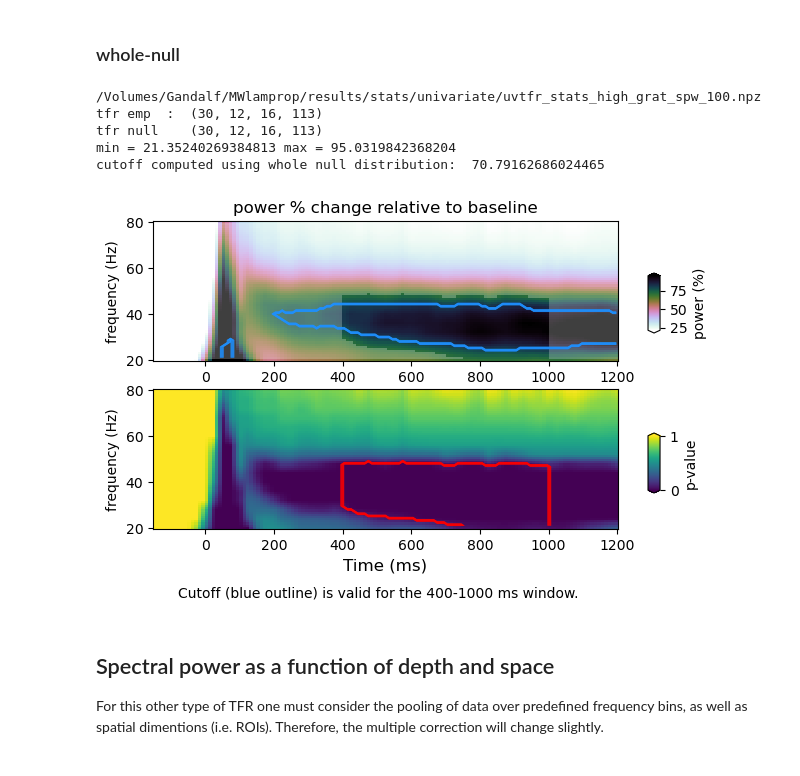
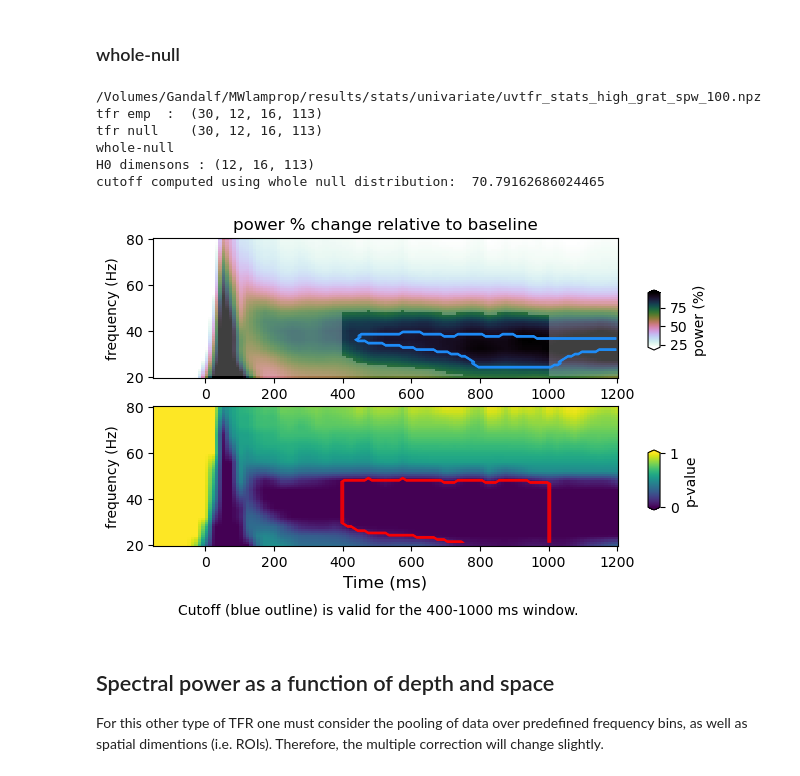
Before and after one commit to nicogravel/tfrStats, a Jupyter notebook: docs/html/notebooks/statistical_approach.ipynb, the cells around one changed output. Cells and saved outputs as stored; diff of their text form; code cells hidden in the pictures.

```diff
--- a/docs/html/notebooks/statistical_approach.ipynb
+++ b/docs/html/notebooks/statistical_approach.ipynb
@@ -116,20 +109,21 @@ cutoff computed using truncated min/max of null distribution:  59.03671419283056
 # %%
 null         = [0, 95]
 alpha        = 0.01
 correction   = 2
-cluster_size = 2
+cluster_size = 3
 fband        = 1
 cond         = 0
 type         = 'whole'
 
 plot_tfr_stats(out_path, cond, fband, null, correction, cluster_size, type, alpha)
 # %% [output]
 /Volumes/Gandalf/MWlamprop/results/stats/univariate/uvtfr_stats_high_grat_spw_100.npz
 tfr emp  :  (30, 12, 16, 113)
 tfr null    (30, 12, 16, 113)
-min = 21.35240269384813 max = 95.0319842368204
+whole-null
+H0 dimensons : (12, 16, 113)
 cutoff computed using whole null distribution:  70.79162686024465
-[figure, old version]
+[figure, new version]
 # %% [markdown]
 ##  Spectral power as a function of depth and space
 
```
Also changed, not shown: parts of 8 cells of this notebook, 26 other files.
